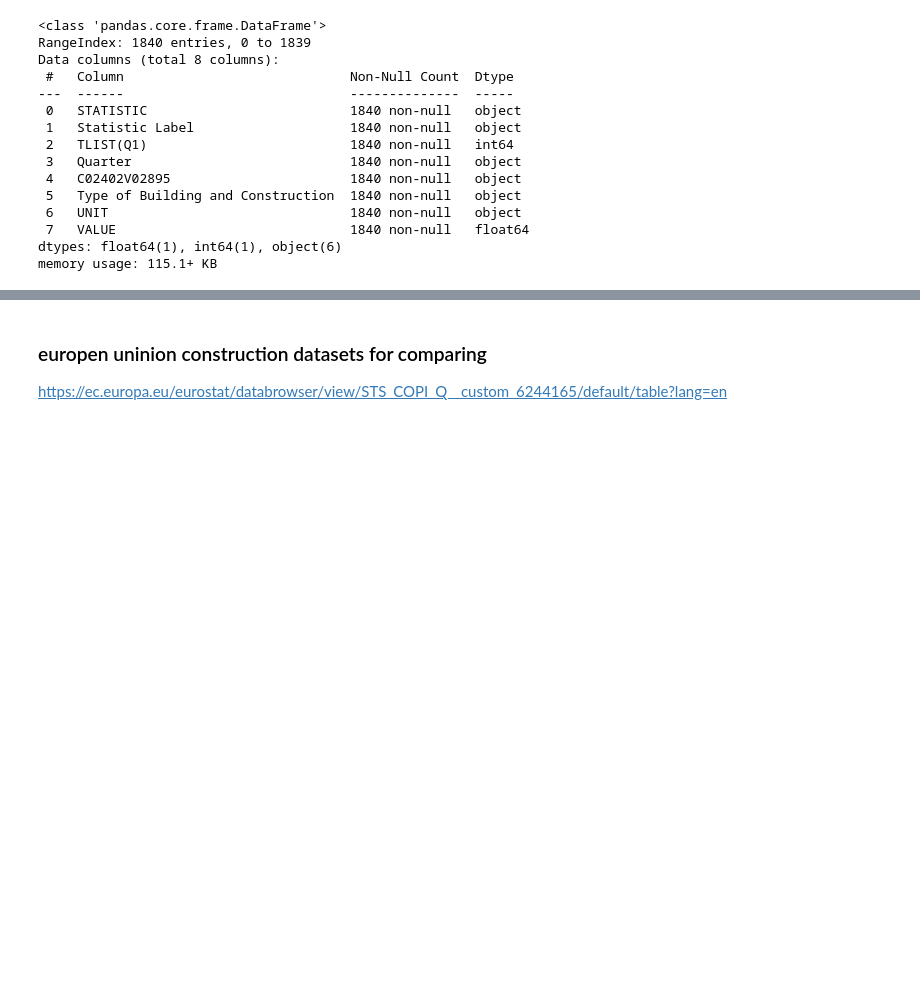
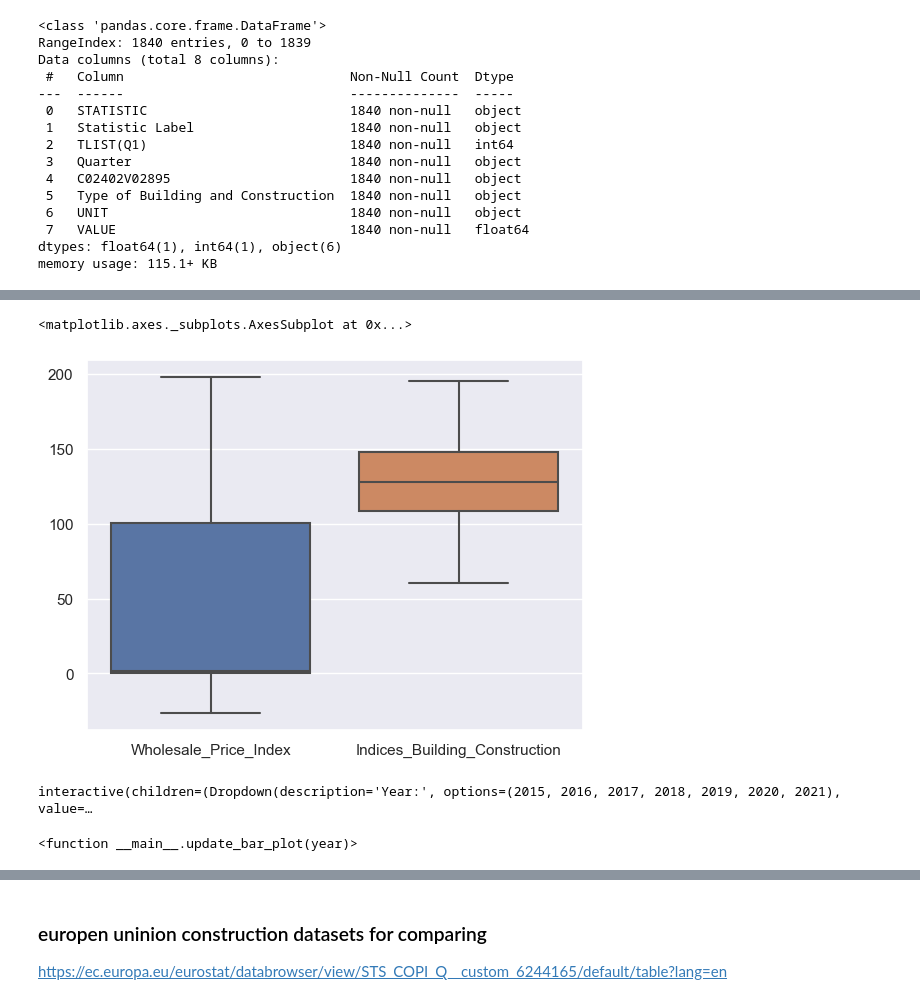
Before and after one commit to aytenkermencct/assesment_cct, a Jupyter notebook: dataPreperation.ipynb, the cells around one changed output, grey strips where cells are left out. Cells and saved outputs as stored; diff of their text form; code cells hidden in the pictures; blank space fills up the shorter version.

```diff
--- a/dataPreperation.ipynb
+++ b/dataPreperation.ipynb
@@ -380,0 +438,3 @@ df_bc.head()
+# %%
+df_final.drop(['Date_x','Date_y','Local_Authority'],axis=1, inplace=True)
+df_final.describe()
@@ -380,0 +479,3 @@ df_bc.head()
+# %%
+df_final=df_final.dropna()
+df_final.isnull().sum()
@@ -380,0 +539,44 @@ df_bc.head()
+# %%
+## checking some numeric observation's outlier
+cols = ['Wholesale_Price_Index','Indices_Building_Construction']
+
+sns.boxplot(data=df_final[cols])
+# %% [output]
+<matplotlib.axes._subplots.AxesSubplot at 0x...>
+[figure, added]
+# %%
+#House count by years
+# Filter unique years
+years = sorted(df_final['Year'].unique())
+
+# Create dropdown widget for year selection
+year_dropdown = widgets.Dropdown(options=years, description='Year:')
+
+# Function to update the bar plot based on the selected year
+def update_bar_plot(year):
+    filtered_data = df_final[df_final['Year'] == year]
+
+    # Group the filtered data by house type and calculate the sum of house counts
+    house_counts = filtered_data.groupby('House_Type')['House_Count'].sum()
+
+    # Create the bar plot
+    plt.figure(figsize=(10, 6))
+    house_counts.plot(kind='bar')
+
+    # Set x-axis label
+    plt.xlabel('House Type')
+
+    # Set y-axis label
+    plt.ylabel('House Count')
+
+    # Set title of the plot
+    plt.title(f'House Count by House Type - Year: {year}')
+
+    # Display the plot
+    plt.show()
+
+# Update the bar plot when year is changed
+widgets.interact(update_bar_plot, year=year_dropdown)
+# %% [output]
+interactive(children=(Dropdown(description='Year:', options=(2015, 2016, 2017, 2018, 2019, 2020, 2021), value=…
+<function __main__.update_bar_plot(year)>
```
Also changed, not shown: parts of 41 cells of this notebook.
